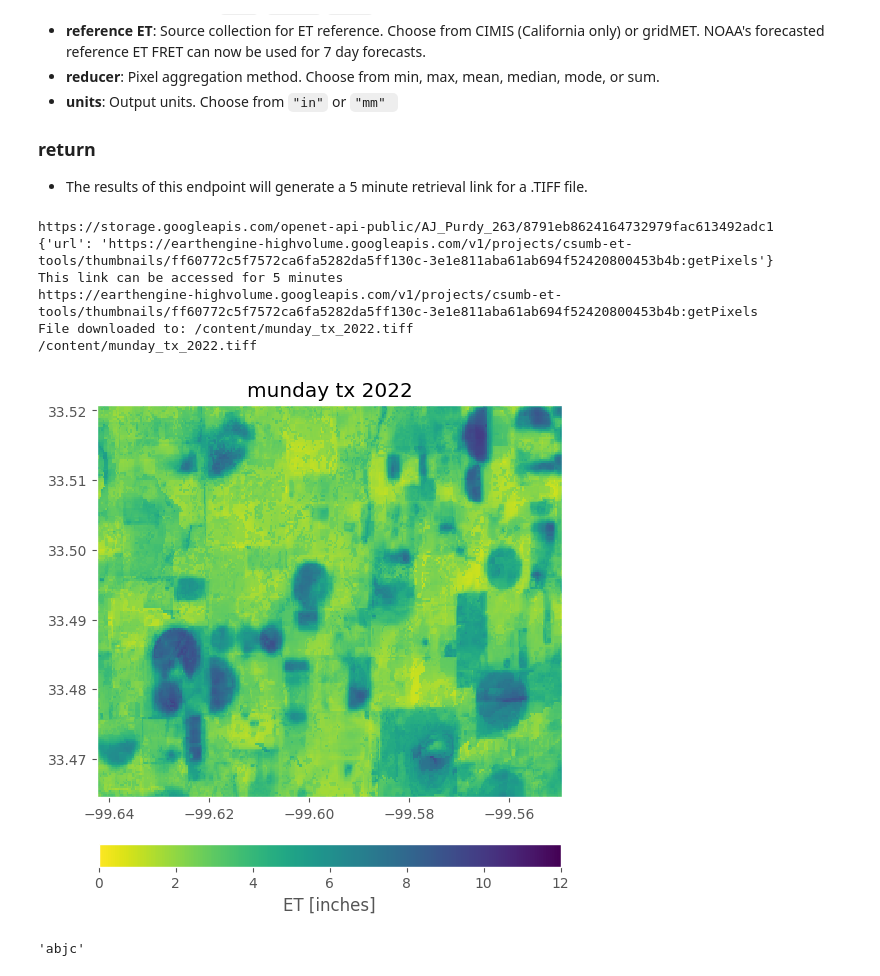
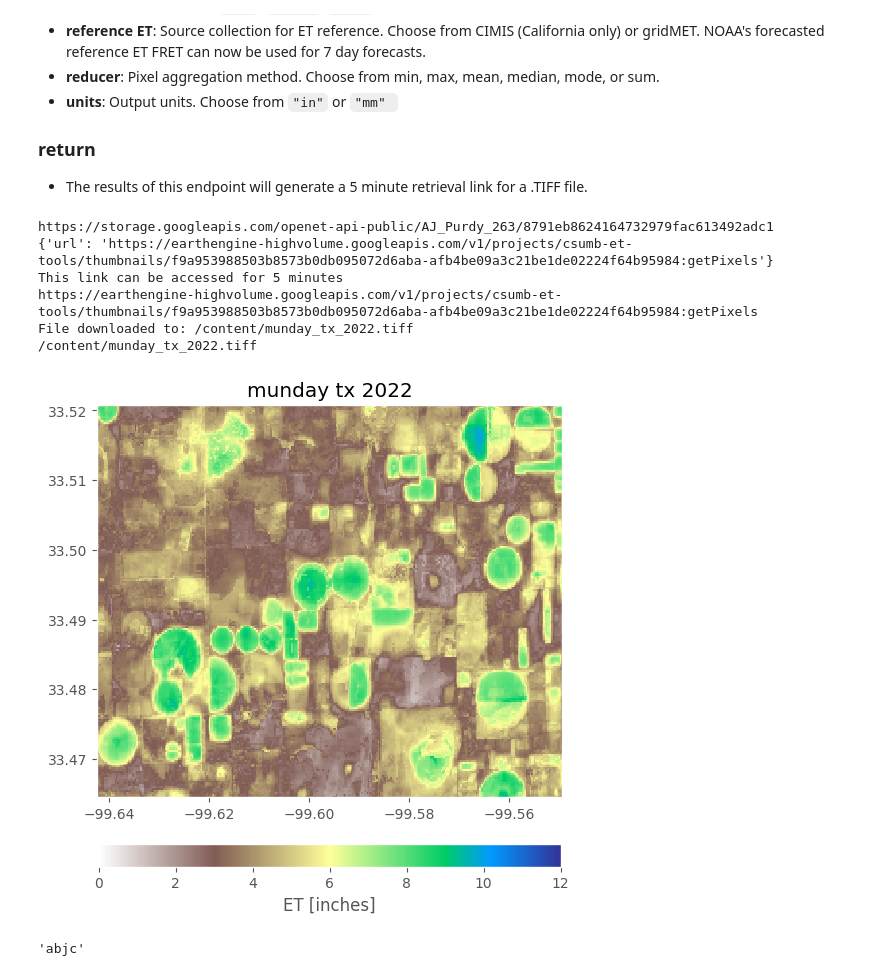
Before and after one commit to sciencebyAJ/OpenET_API_Training, a Jupyter notebook: IA2025_OpenET_Raster_GeoTIFF_Composite.ipynb, the cells around one changed output. Cells and saved outputs as stored; diff of their text form; code cells hidden in the pictures.

```diff
--- a/IA2025_OpenET_Raster_GeoTIFF_Composite.ipynb
+++ b/IA2025_OpenET_Raster_GeoTIFF_Composite.ipynb
@@ -143,14 +143,14 @@ year_str = str(year)
 
 args = {
     "date_range": [
-        f"{year_str}-07-01", #adjust start / end months here
-        f"{year_str}-07-31"
+        f"{year_str}-05-01", #adjust start / end months here
+        f"{year_str}-08-31"
         ],
     "asset_id": asset_path, # geometry:[lon_1,lat_1,lon_2,lat_2 ...]
     "model": "ensemble",
     "variable": "et",
     "reference_et": "gridMET",
-    "reducer": "mean", # change to sum, max, min, ...
+    "reducer": "max", # change to sum, max, min, ...
     "units": "in"
 }
 
@@ -189,9 +189,9 @@ print(f"File downloaded to: {filepath}")
 print(filepath)
 # %% [output]
 https://storage.googleapis.com/openet-api-public/AJ_Purdy_263/8791eb8624164732979fac613492adc1
-{'url': 'https://earthengine-highvolume.googleapis.com/v1/projects/csumb-et-tools/thumbnails/ff60772c5f7572ca6fa5282da5ff130c-3e1e811aba61ab694f52420800453b4b:getPixels'}
+{'url': 'https://earthengine-highvolume.googleapis.com/v1/projects/csumb-et-tools/thumbnails/f9a953988503b8573b0db095072d6aba-afb4be09a3c21be1de02224f64b95984:getPixels'}
 This link can be accessed for 5 minutes
-https://earthengine-highvolume.googleapis.com/v1/projects/csumb-et-tools/thumbnails/ff60772c5f7572ca6fa5282da5ff130c-3e1e811aba61ab694f52420800453b4b:getPixels
+https://earthengine-highvolume.googleapis.com/v1/projects/csumb-et-tools/thumbnails/f9a953988503b8573b0db095072d6aba-afb4be09a3c21be1de02224f64b95984:getPixels
 File downloaded to: /content/munday_tx_2022.tiff
 /content/munday_tx_2022.tiff
 # %%
@@ -212,35 +212,35 @@ if da.rio.crs != gdf.crs:
 da_clip = da.rio.clip(gdf_clip.geometry, drop=True)
 
 plt.style.use('ggplot')
 fig, axs = plt.subplots(1,1, figsize=(6, 6))
 im1= da_clip.plot(
     ax=axs,
-    cmap="viridis_r",
+    cmap="terrain_r",
     vmin=0,
     vmax=12,
     add_colorbar=False,
 )
 # gdf_clip.geometry.plot(ax=axs, color="none", edgecolor="black", linewidth=1)
 
 
 axs.set_title(' '.join(region_name.split('_'))+f" {year_str}")
 
 
 axs.set_xlabel("")
 axs.set_ylabel("")
 
 cbar1 = fig.colorbar(im1, ax=axs, orientation="horizontal", fraction=0.05, pad=0.1)
 cbar1.set_label("ET [inches]")
 
 # Add separate colorbar for difference plot
 axs.set_aspect("auto")   # let each subplot fill its allocated space
 
 # plt.tight_layout()
 
 
 plt.savefig(filepath.split('.')[0]+'.png')
 # %% [output]
-[figure, old version]
+[figure, new version]
 # %%
 # %% [output]
 'abjc'
```
